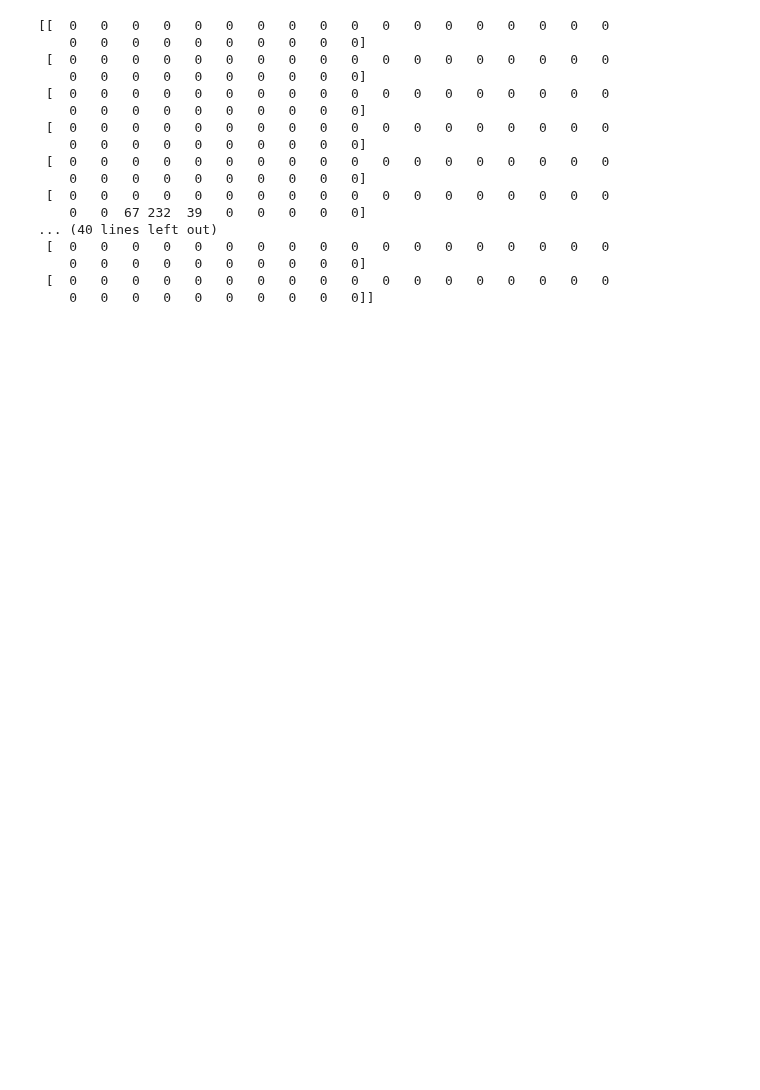
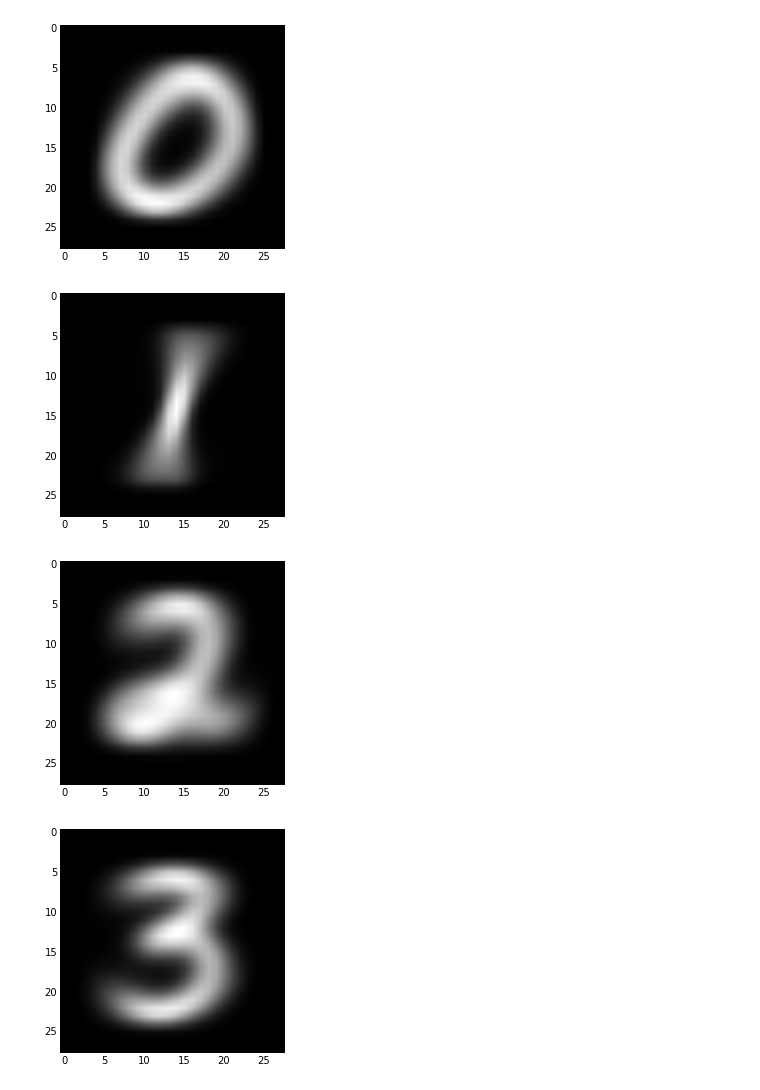
Before and after one commit to RuiqingQiu/K-Mean, a Jupyter notebook: mnist.ipynb, the cells around one changed output. Cells and saved outputs as stored; diff of their text form; code cells hidden in the pictures; blank space fills up the shorter version.

Commit message:
mnist digits kmean problem

```diff
--- a/mnist.ipynb
+++ b/mnist.ipynb
@@ -48,26 +47,37 @@ images, labels = load_mnist('training', digits=[9])
-# %%
-#Taking average for all digit 9s
-print images[2]
-#imshow(images.mean(axis=0), cmap=cm.gray)
-#print labels
-#for i in images:
-#    imshow(i, cmap=cm.gray)
-#    show()
-# %% [output]
-[[  0   0   0   0   0   0   0   0   0   0   0   0   0   0   0   0   0   0
-    0   0   0   0   0   0   0   0   0   0]
- [  0   0   0   0   0   0   0   0   0   0   0   0   0   0   0   0   0   0
-    0   0   0   0   0   0   0   0   0   0]
- [  0   0   0   0   0   0   0   0   0   0   0   0   0   0   0   0   0   0
-    0   0   0   0   0   0   0   0   0   0]
- [  0   0   0   0   0   0   0   0   0   0   0   0   0   0   0   0   0   0
-    0   0   0   0   0   0   0   0   0   0]
- [  0   0   0   0   0   0   0   0   0   0   0   0   0   0   0   0   0   0
-    0   0   0   0   0   0   0   0   0   0]
- [  0   0   0   0   0   0   0   0   0   0   0   0   0   0   0   0   0   0
-    0   0  67 232  39   0   0   0   0   0]
-... (40 lines left out)
- [  0   0   0   0   0   0   0   0   0   0   0   0   0   0   0   0   0   0
-    0   0   0   0   0   0   0   0   0   0]
- [  0   0   0   0   0   0   0   0   0   0   0   0   0   0   0   0   0   0
-    0   0   0   0   0   0   0   0   0   0]]
+# %%
+images0, label = load_mnist('training', digits=[0])
+images1, label = load_mnist('training', digits=[1])
+images2, label = load_mnist('training', digits=[2])
+images3, label = load_mnist('training', digits=[3])
+images4, label = load_mnist('training', digits=[4])
+images5, label = load_mnist('training', digits=[5])
+images6, label = load_mnist('training', digits=[6])
+images7, label = load_mnist('training', digits=[7])
+images8, label = load_mnist('training', digits=[8])
+images9, label = load_mnist('training', digits=[9])
+
+imshow(images0.mean(axis=0), cmap=cm.gray)
+show()
+imshow(images1.mean(axis=0), cmap=cm.gray)
+show()
+imshow(images2.mean(axis=0), cmap=cm.gray)
+show()
+imshow(images3.mean(axis=0), cmap=cm.gray)
+show()
+imshow(images4.mean(axis=0), cmap=cm.gray)
+show()
+imshow(images5.mean(axis=0), cmap=cm.gray)
+show()
+imshow(images6.mean(axis=0), cmap=cm.gray)
+show()
+imshow(images7.mean(axis=0), cmap=cm.gray)
+show()
+imshow(images8.mean(axis=0), cmap=cm.gray)
+show()
+imshow(images9.mean(axis=0), cmap=cm.gray)
+show()
+# %% [output]
+[figure, added]
+[figure, added]
+[figure, added]
+[figure, added]
```
Also changed, not shown: parts of 3 cells of this notebook, 2 other files.
